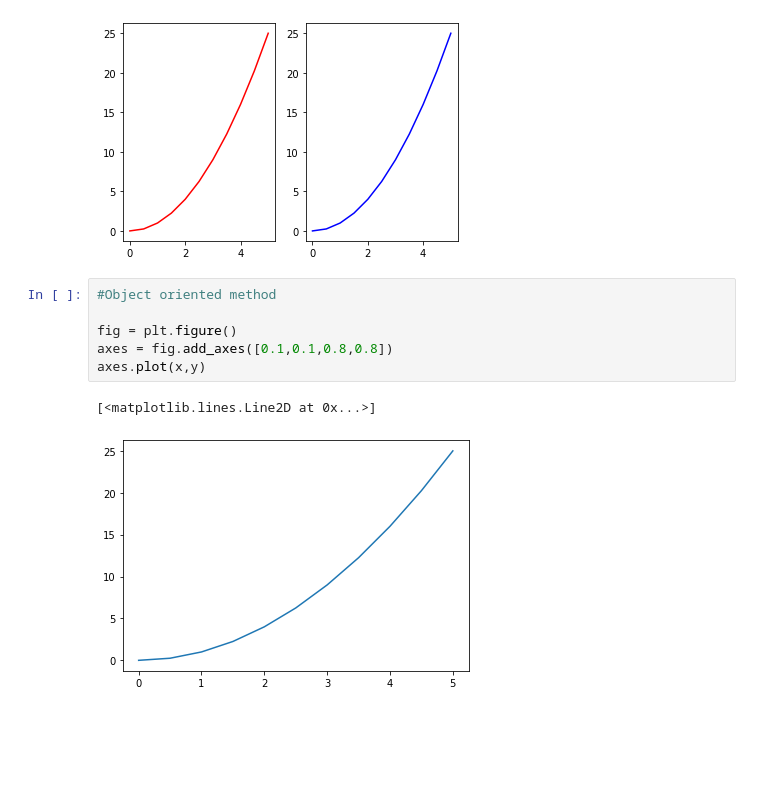
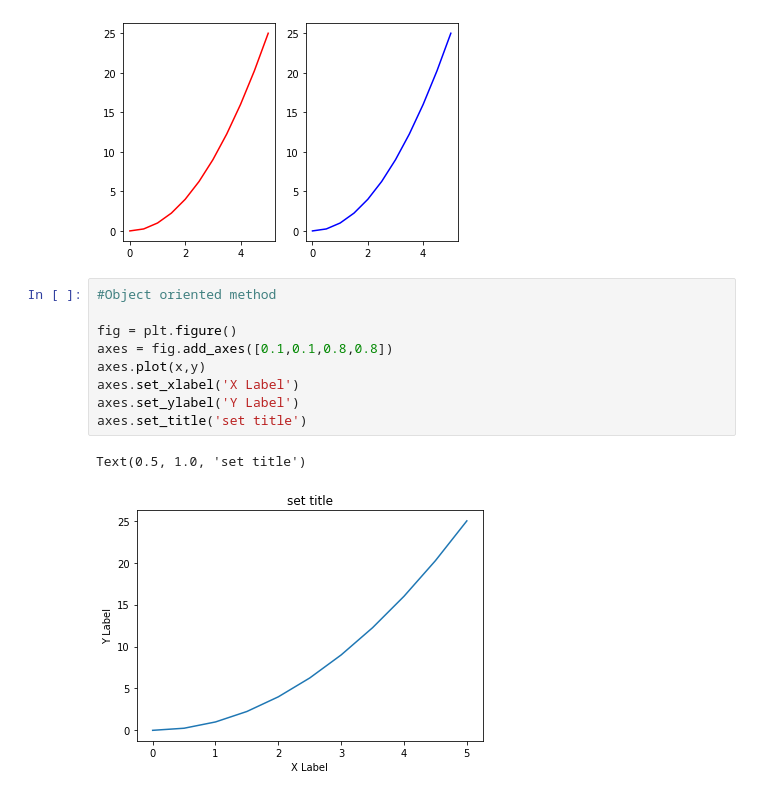
Before and after one commit to tamaldatta07/Hands-On-Machine-Learning-with-Scikit-Learn-Keras-and-TensorFlow, a Jupyter notebook: Matplotlib.ipynb, the cells around one changed output. Cells and saved outputs as stored; diff of their text form; blank space fills up the shorter version.

```diff
--- a/Matplotlib.ipynb
+++ b/Matplotlib.ipynb
@@ -39,9 +39,12 @@ plt.plot(x,y,'b')
 # %%
 #Object oriented method
 
 fig = plt.figure()
 axes = fig.add_axes([0.1,0.1,0.8,0.8])
 axes.plot(x,y)
+axes.set_xlabel('X Label')
+axes.set_ylabel('Y Label')
+axes.set_title('set title')
 # %% [output]
-[<matplotlib.lines.Line2D at 0x...>]
+Text(0.5, 1.0, 'set title')
-[figure, old version]
+[figure, new version]
```
Also changed, not shown: parts of 5 cells of this notebook.
